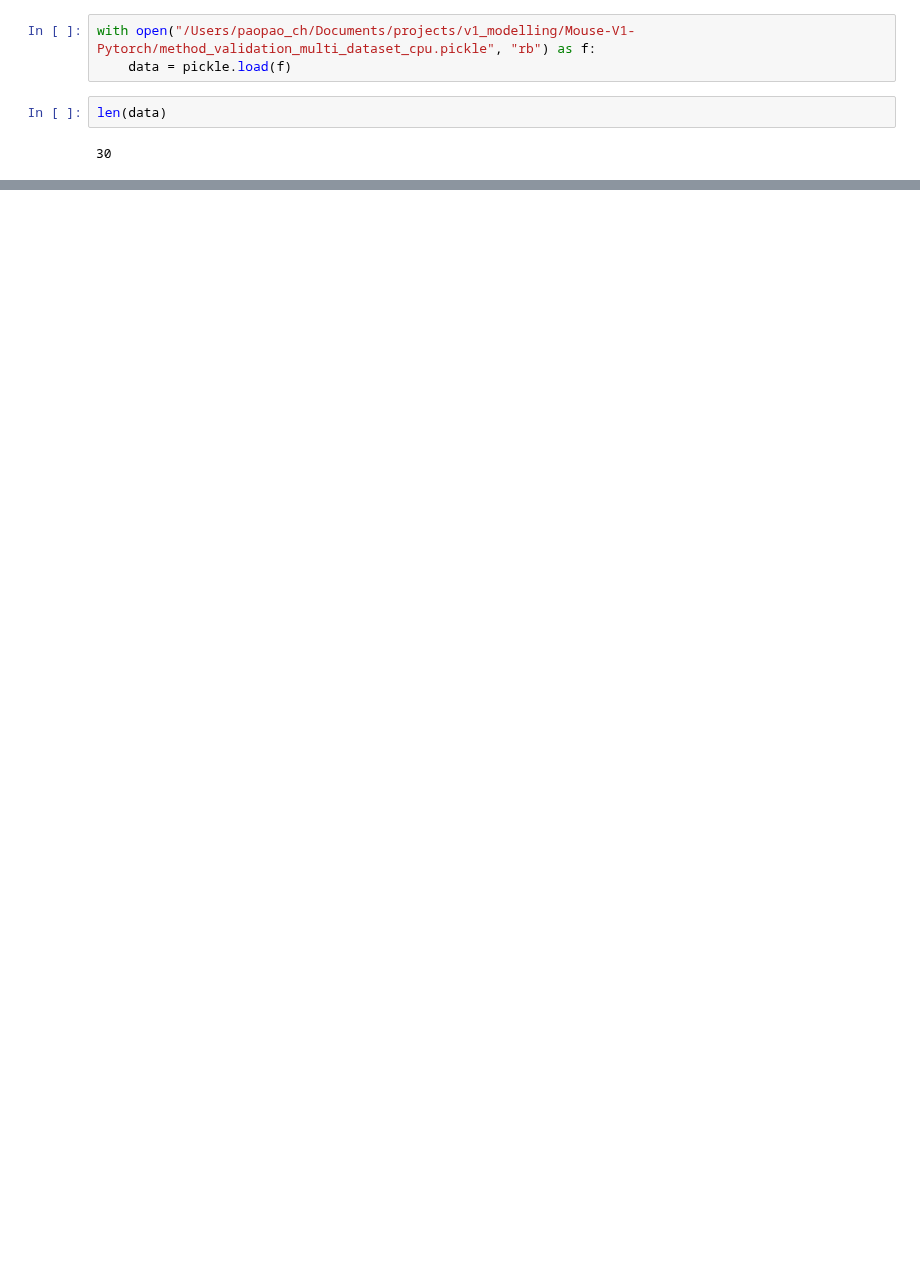
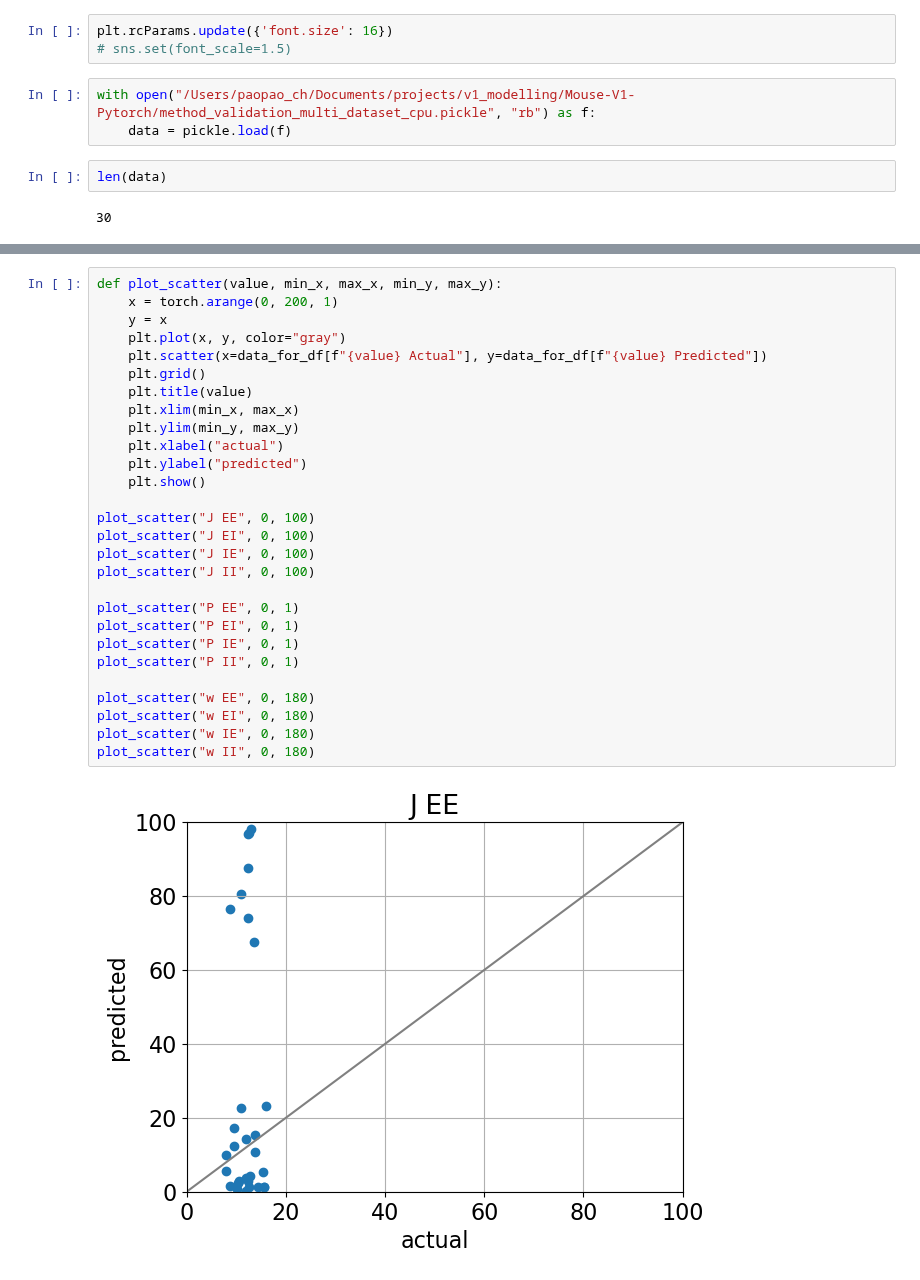
Before and after one commit to paopaoch/Mouse-V1, a Jupyter notebook: predicted_vs_actual_plot.ipynb, the cells around one changed output, grey strips where cells are left out. Drawn from its saved outputs; the diff is of its cells as text; blank space fills up the shorter version.

```diff
--- a/predicted_vs_actual_plot.ipynb
+++ b/predicted_vs_actual_plot.ipynb
@@ -5,3 +7,6 @@ from utils.rodents_routine import params_to_J_scalar, params_to_P_scalar, params
+# %%
+plt.rcParams.update({'font.size': 16})
+# sns.set(font_scale=1.5)
 # %%
 with open("/Users/paopao_ch/Documents/projects/v1_modelling/Mouse-V1-Pytorch/method_validation_multi_dataset_cpu.pickle", "rb") as f:
     data = pickle.load(f)
@@ -62,0 +77,30 @@ for datum in data:
+# %%
+def plot_scatter(value, min_x, max_x, min_y, max_y):
+    x = torch.arange(0, 200, 1)
+    y = x
+    plt.plot(x, y, color="gray")
+    plt.scatter(x=data_for_df[f"{value} Actual"], y=data_for_df[f"{value} Predicted"])
+    plt.grid()
+    plt.title(value)
+    plt.xlim(min_x, max_x)
+    plt.ylim(min_y, max_y)
+    plt.xlabel("actual")
+    plt.ylabel("predicted")
+    plt.show()
+
+plot_scatter("J EE", 0, 100)
+plot_scatter("J EI", 0, 100)
+plot_scatter("J IE", 0, 100)
+plot_scatter("J II", 0, 100)
+
+plot_scatter("P EE", 0, 1)
+plot_scatter("P EI", 0, 1)
+plot_scatter("P IE", 0, 1)
+plot_scatter("P II", 0, 1)
+
+plot_scatter("w EE", 0, 180)
+plot_scatter("w EI", 0, 180)
+plot_scatter("w IE", 0, 180)
+plot_scatter("w II", 0, 180)
+# %% [output]
+[figure, added]
```
Also changed, not shown: parts of 4 cells of this notebook, 1 other file.
